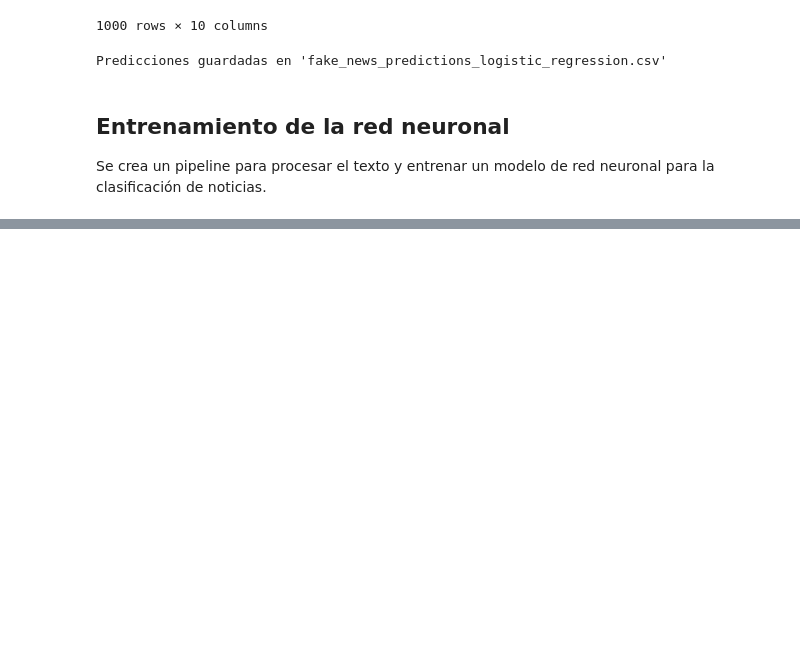
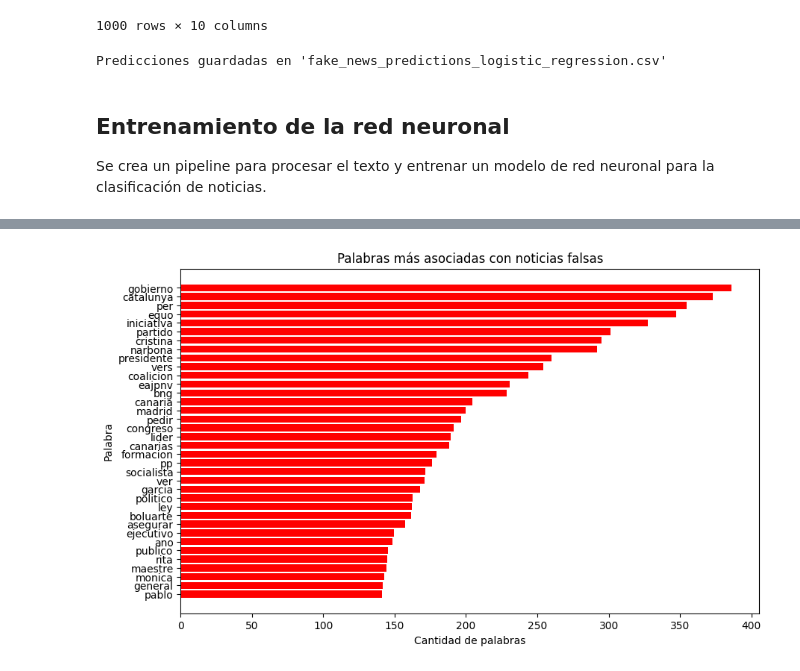
Before and after one commit to juanjomurillo12/Proyecto-Inteligencia-de-Negocios, a Jupyter notebook: proyecto_BI.ipynb, the cells around one changed output, grey strips where cells are left out. Saved outputs shown, nothing was run; the diff lists cells and outputs as text; code cells hidden in the pictures; blank space fills up the shorter version.

```diff
--- a/proyecto_BI.ipynb
+++ b/proyecto_BI.ipynb
@@ -1044,0 +1098,43 @@ history = pipeline.fit(X_train, y_train)
+# %%
+# 1. Filtrar el conjunto de entrenamiento para quedarnos con las noticias falsas.
+# Ajusta la condición según la codificación de tus etiquetas.
+false_mask = y_train == 0
+X_false = X_train[false_mask]
+
+# 2. Transformar el subconjunto de noticias falsas usando el preprocesador del pipeline
+X_false_transformed = pipeline.named_steps['preprocessor'].transform(X_false)
+
+# 3. Sumar los valores TF-IDF de cada palabra (cada columna de la matriz transformada)
+# La matriz es sparse, por lo que se suma a lo largo de los registros (axis=0)
+tfidf_sum = X_false_transformed.sum(axis=0)
+tfidf_sum_array = np.array(tfidf_sum).flatten()
+
+# 4. Extraer los nombres de las palabras de cada vectorizador del ColumnTransformer
+vectorizer_titulo = pipeline.named_steps['preprocessor'].named_transformers_['title_tfidf']
+vectorizer_desc = pipeline.named_steps['preprocessor'].named_transformers_['desc_tfidf']
+
+feature_names_titulo = vectorizer_titulo.get_feature_names_out()
+feature_names_desc = vectorizer_desc.get_feature_names_out()
+
+# 5. Combinar los nombres de las palabras en un solo arreglo
+feature_names = np.concatenate([feature_names_titulo, feature_names_desc])
+
+# 6. Verificar que el número de palabras coincida con la cantidad de columnas de la matriz TF-IDF
+assert len(feature_names) == len(tfidf_sum_array), f"Dimensiones no coinciden: {len(feature_names)} != {len(tfidf_sum_array)}"
+
+# 7. Crear un DataFrame que asocia cada palabra con la suma de su TF-IDF en las noticias falsas
+word_importance = pd.DataFrame({'Palabra': feature_names, 'TFIDF_Suma': tfidf_sum_array})
+
+# 8. Ordenar las palabras de mayor a menor según su suma TF-IDF y seleccionar las 50 principales
+top_false_words = word_importance.sort_values(by='TFIDF_Suma', ascending=False).head(50)
+
+# 9. Graficar las 50 palabras más representativas
+plt.figure(figsize=(10, 6))
+plt.barh(top_false_words['Palabra'], top_false_words['TFIDF_Suma'], color='red')
+plt.xlabel('Cantidad de palabras')
+plt.ylabel('Palabra')
+plt.title('Palabras más asociadas con noticias falsas')
+plt.gca().invert_yaxis()  # Invertir eje para mostrar la palabra más relevante arriba
+plt.show()
+# %% [output]
+[figure, added]
```
Also changed, not shown: parts of 17 cells of this notebook, 6 other files.
